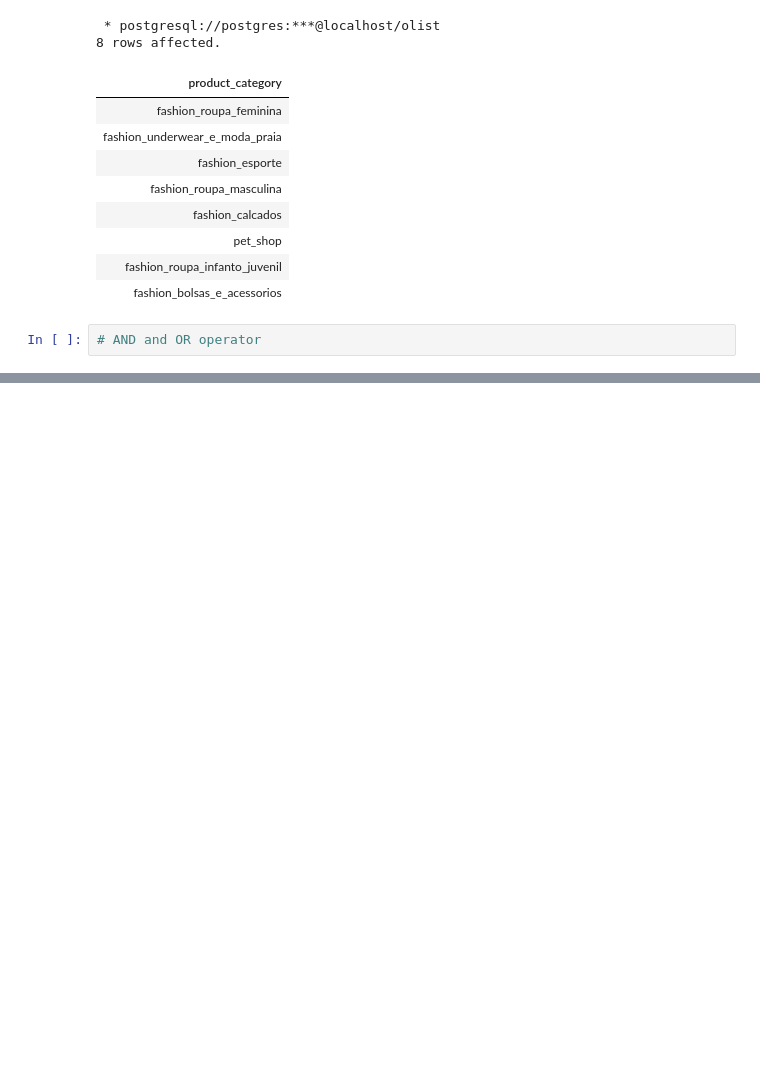
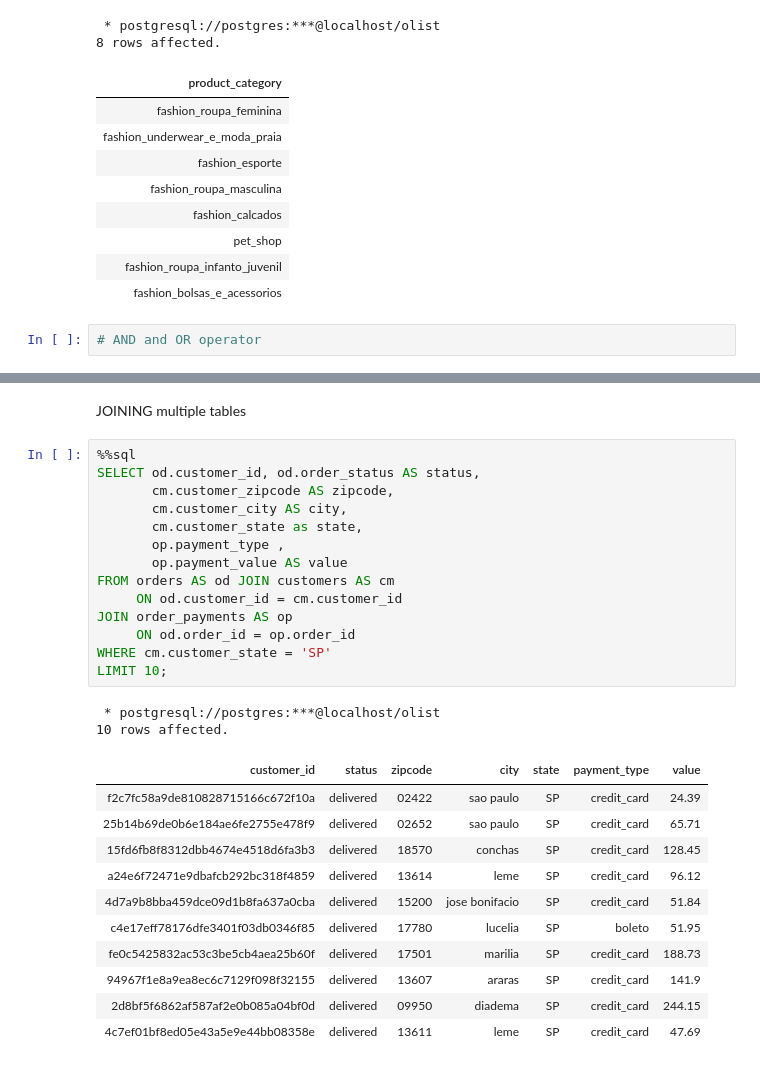
Before and after one commit to nabeel-io/olist_database_analysis, a Jupyter notebook: Untitled.ipynb, the cells around one changed output, grey strips where cells are left out. Drawn from its saved outputs; the diff is of its cells as text; blank space fills up the shorter version.

```diff
--- a/Untitled.ipynb
+++ b/Untitled.ipynb
@@ -166,0 +192,30 @@ ORDER BY product_length_cm DESC;
+# %% [markdown]
+JOINING multiple tables
+# %%
+%%sql
+SELECT od.customer_id, od.order_status AS status,
+       cm.customer_zipcode AS zipcode,
+       cm.customer_city AS city,
+       cm.customer_state as state,
+       op.payment_type ,
+       op.payment_value AS value
+FROM orders AS od JOIN customers AS cm
+     ON od.customer_id = cm.customer_id
+JOIN order_payments AS op
+     ON od.order_id = op.order_id
+WHERE cm.customer_state = 'SP'
+LIMIT 10;
+# %% [output]
+ * postgresql://postgres:***@localhost/olist
+10 rows affected.
+| customer_id | status | zipcode | city | state | payment_type | value |
+| f2c7fc58a9de810828715166c672f10a | delivered | 02422 | sao paulo | SP | credit_card | 24.39 |
+| 25b14b69de0b6e184ae6fe2755e478f9 | delivered | 02652 | sao paulo | SP | credit_card | 65.71 |
+| 15fd6fb8f8312dbb4674e4518d6fa3b3 | delivered | 18570 | conchas | SP | credit_card | 128.45 |
+| a24e6f72471e9dbafcb292bc318f4859 | delivered | 13614 | leme | SP | credit_card | 96.12 |
+| 4d7a9b8bba459dce09d1b8fa637a0cba | delivered | 15200 | jose bonifacio | SP | credit_card | 51.84 |
+| c4e17eff78176dfe3401f03db0346f85 | delivered | 17780 | lucelia | SP | boleto | 51.95 |
+| fe0c5425832ac53c3be5cb4aea25b60f | delivered | 17501 | marilia | SP | credit_card | 188.73 |
+| 94967f1e8a9ea8ec6c7129f098f32155 | delivered | 13607 | araras | SP | credit_card | 141.9 |
+| 2d8bf5f6862af587af2e0b085a04bf0d | delivered | 09950 | diadema | SP | credit_card | 244.15 |
+| 4c7ef01bf8ed05e43a5e9e44bb08358e | delivered | 13611 | leme | SP | credit_card | 47.69 |
```
Also changed, not shown: parts of 10 cells of this notebook.
